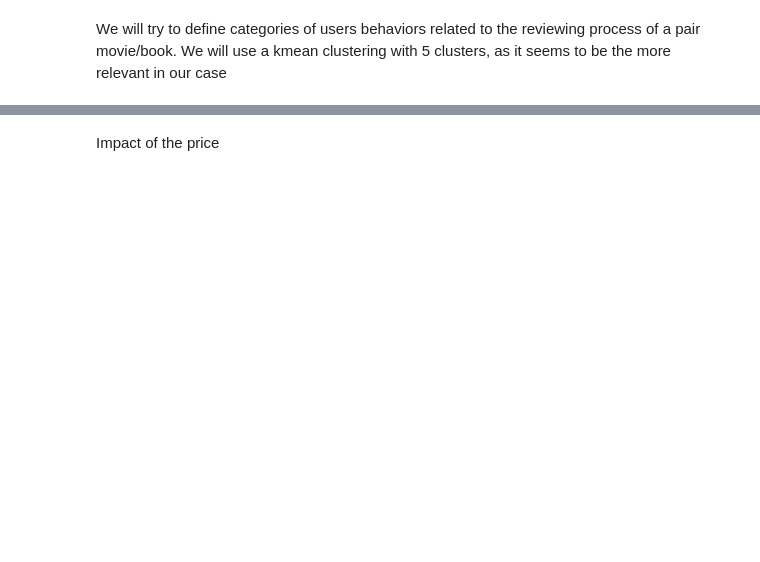
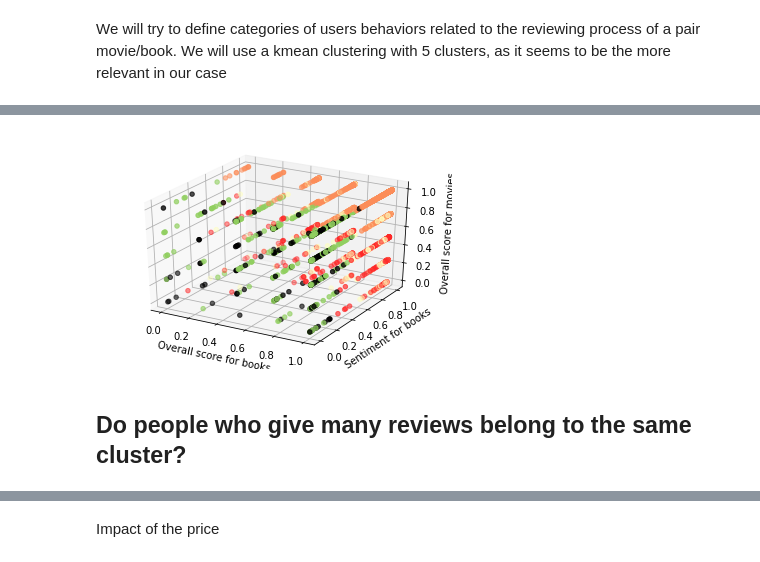
Before and after one commit to ImLemni/ada-epfl, a Jupyter notebook: project/Milestone2.ipynb, the cells around one changed output, grey strips where cells are left out. Saved outputs shown, nothing was run; the diff lists cells and outputs as text; code cells hidden in the pictures; blank space fills up the shorter version.

```diff
--- a/project/Milestone2.ipynb
+++ b/project/Milestone2.ipynb
@@ -1302,0 +1179,11 @@ People buying all or a majority of products linked to the same franchise_id
+# %%
+threedee = plt.figure().gca(projection='3d')
+threedee.scatter(kmeans_df["overall_books"], kmeans_df["compound_books"], kmeans_df["overall_movies"], c=kmeans_df['color'])
+threedee.set_xlabel('Overall score for books')
+threedee.set_ylabel('Sentiment for books')
+threedee.set_zlabel('Overall score for movies')
+plt.show()
+# %% [output]
+[figure, added]
+# %% [markdown]
+## Do people who give many reviews belong to the same cluster?
```
Also changed, not shown: parts of 99 cells of this notebook, 1 other file.
